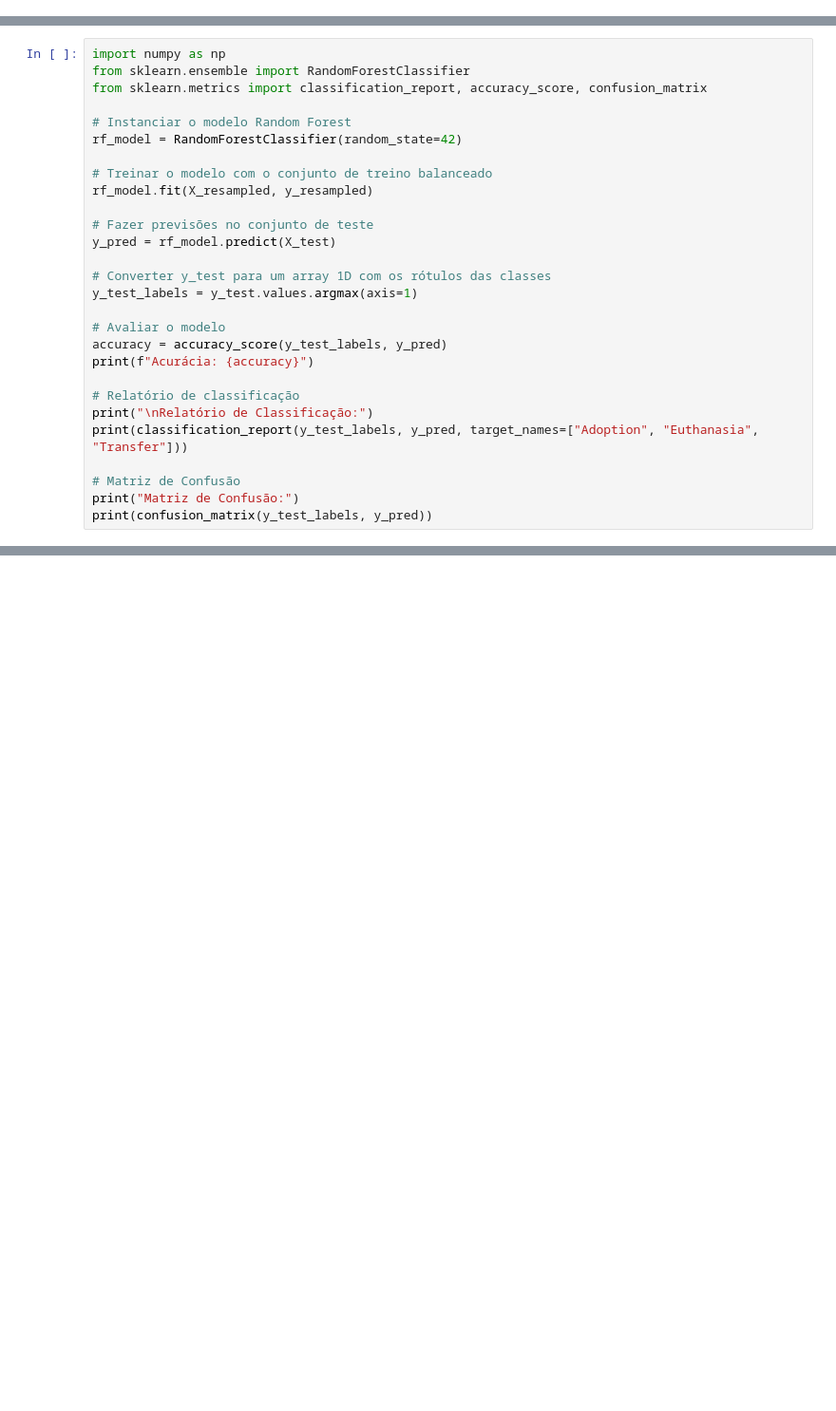
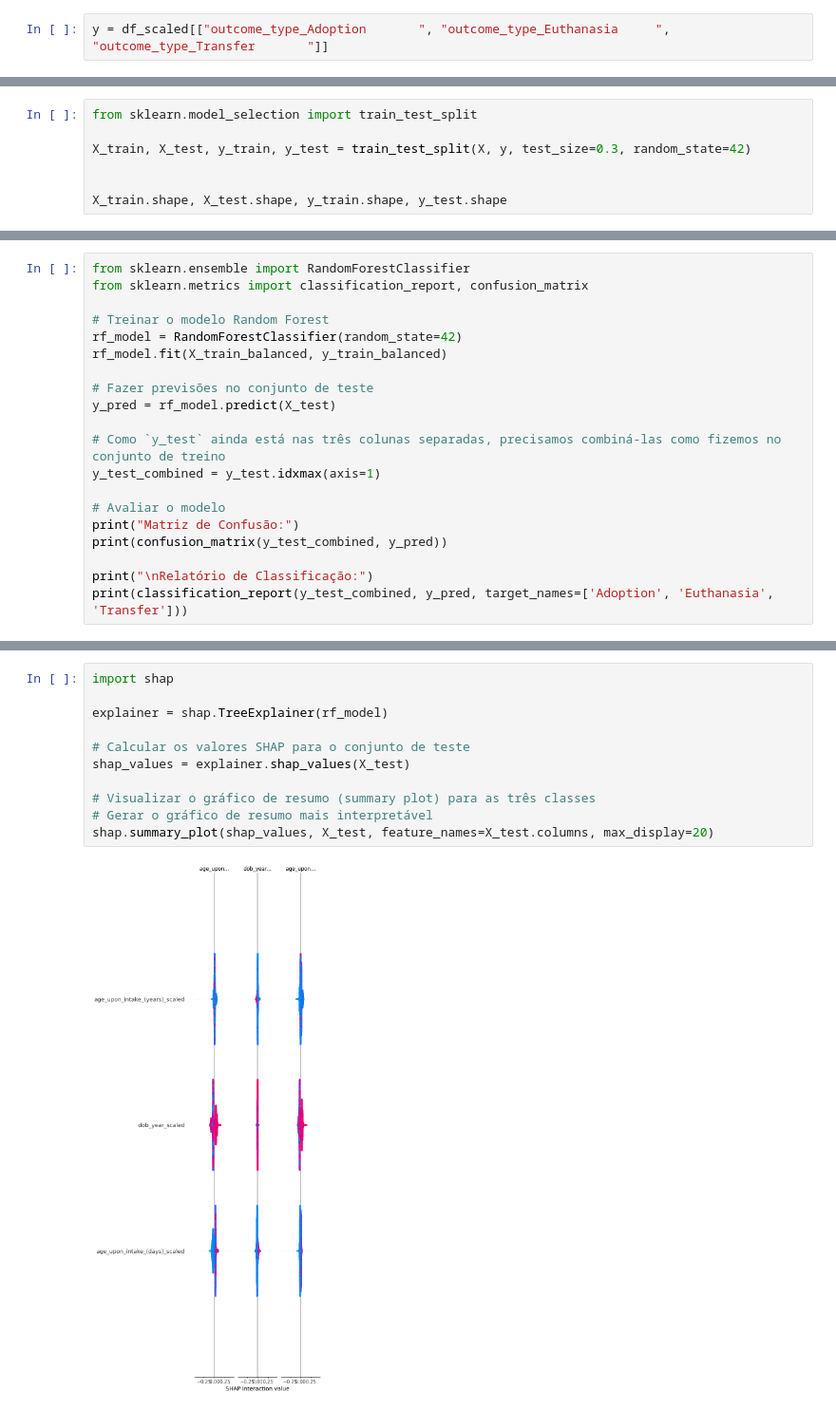
Before and after one commit to juliaguiar1/projetos3-julia, a Jupyter notebook: utils/classificacao.ipynb, the cells around one changed output, grey strips where cells are left out. Shown: that part at 95% size. Cells and saved outputs as stored; diff of their text form; blank space fills up the shorter version.

```diff
--- a/utils/classificacao.ipynb
+++ b/utils/classificacao.ipynb
@@ -143,0 +52,2 @@ Transfer: 13788 instâncias
+# %%
+y = df_scaled[["outcome_type_Adoption       ", "outcome_type_Euthanasia     ", "outcome_type_Transfer       "]]
@@ -143,0 +91,7 @@ Transfer: 13788 instâncias
+# %%
+from sklearn.model_selection import train_test_split
+
+X_train, X_test, y_train, y_test = train_test_split(X, y, test_size=0.3, random_state=42)
+
+
+X_train.shape, X_test.shape, y_train.shape, y_test.shape
@@ -144,29 +123,21 @@ Transfer: 13788 instâncias
 # %%
-import numpy as np
 from sklearn.ensemble import RandomForestClassifier
-from sklearn.metrics import classification_report, accuracy_score, confusion_matrix
+from sklearn.metrics import classification_report, confusion_matrix
 
-# Instanciar o modelo Random Forest
+# Treinar o modelo Random Forest
 rf_model = RandomForestClassifier(random_state=42)
-
-# Treinar o modelo com o conjunto de treino balanceado
-rf_model.fit(X_resampled, y_resampled)
+rf_model.fit(X_train_balanced, y_train_balanced)
 
 # Fazer previsões no conjunto de teste
 y_pred = rf_model.predict(X_test)
 
-# Converter y_test para um array 1D com os rótulos das classes
-y_test_labels = y_test.values.argmax(axis=1)
+# Como `y_test` ainda está nas três colunas separadas, precisamos combiná-las como fizemos no conjunto de treino
+y_test_combined = y_test.idxmax(axis=1)
 
 # Avaliar o modelo
-accuracy = accuracy_score(y_test_labels, y_pred)
-print(f"Acurácia: {accuracy}")
+print("Matriz de Confusão:")
+print(confusion_matrix(y_test_combined, y_pred))
 
-# Relatório de classificação
 print("\nRelatório de Classificação:")
-print(classification_report(y_test_labels, y_pred, target_names=["Adoption", "Euthanasia", "Transfer"]))
-
-# Matriz de Confusão
-print("Matriz de Confusão:")
-print(confusion_matrix(y_test_labels, y_pred))
+print(classification_report(y_test_combined, y_pred, target_names=['Adoption', 'Euthanasia', 'Transfer']))
 # %% [output]
@@ -337,0 +228,13 @@ Desvio Padrão da Acurácia: 0.0011220255908744184
+# %%
+import shap
+
+explainer = shap.TreeExplainer(rf_model)
+
+# Calcular os valores SHAP para o conjunto de teste
+shap_values = explainer.shap_values(X_test)
+
+# Visualizar o gráfico de resumo (summary plot) para as três classes
+# Gerar o gráfico de resumo mais interpretável
+shap.summary_plot(shap_values, X_test, feature_names=X_test.columns, max_display=20)
+# %% [output]
+[figure, added]
```
Also changed, not shown: parts of 28 cells of this notebook, 4 other files.
